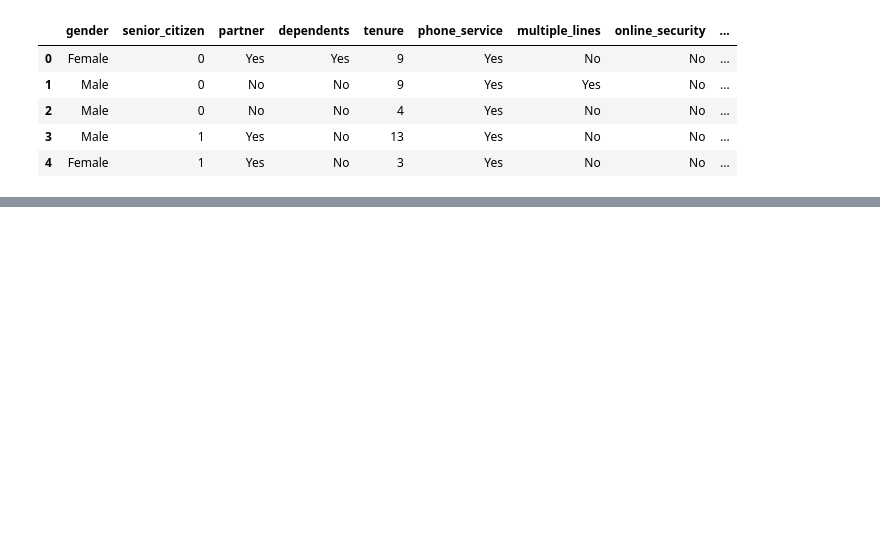
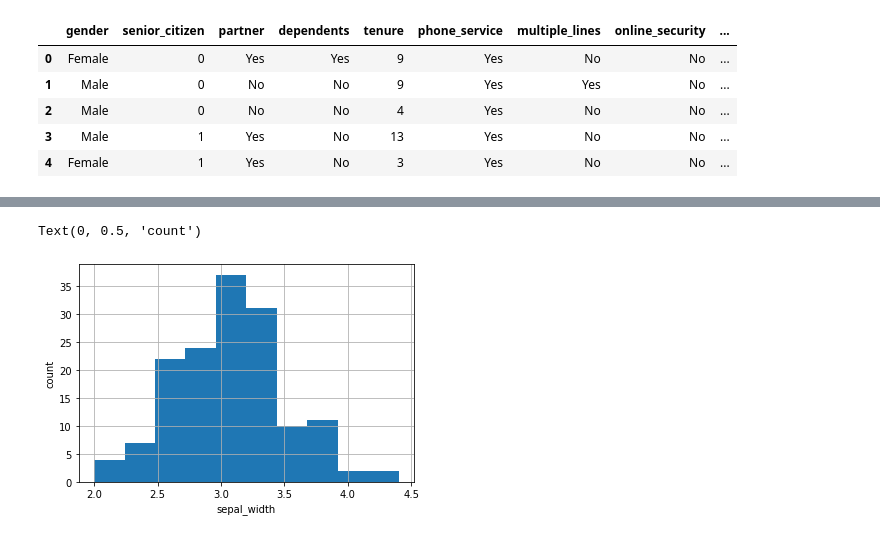
Before and after one commit to codyclonts/classification_exercises, a Jupyter notebook: classification_exercises.ipynb, the cells around one changed output, grey strips where cells are left out. Cells and saved outputs as stored; diff of their text form; code cells hidden in the pictures; blank space fills up the shorter version.

```diff
--- a/classification_exercises.ipynb
+++ b/classification_exercises.ipynb
@@ -638,0 +673,7 @@ df.head()
+# %%
+df.sepal_width.hist()
+plt.xlabel('sepal_width')
+plt.ylabel('count')
+# %% [output]
+Text(0, 0.5, 'count')
+[figure, added]
```
Also changed, not shown: parts of 15 cells of this notebook.
